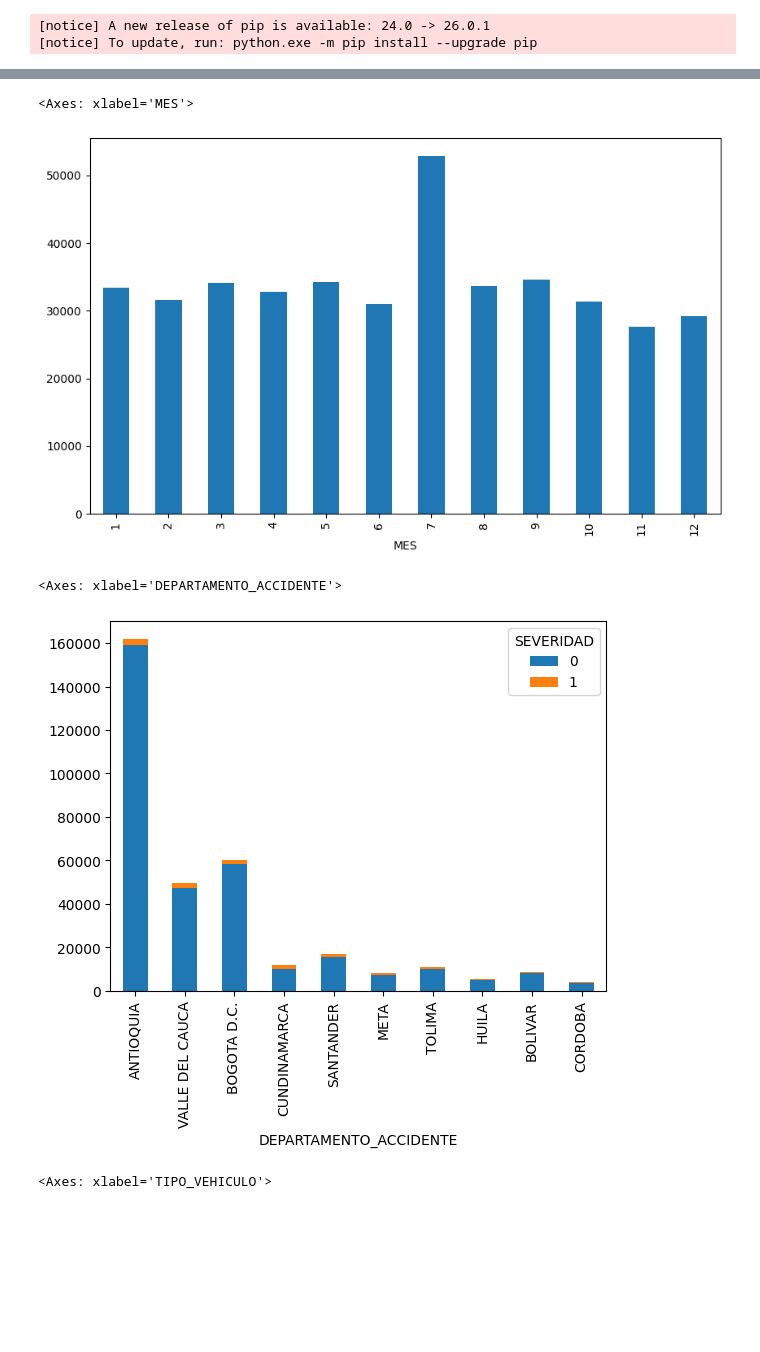
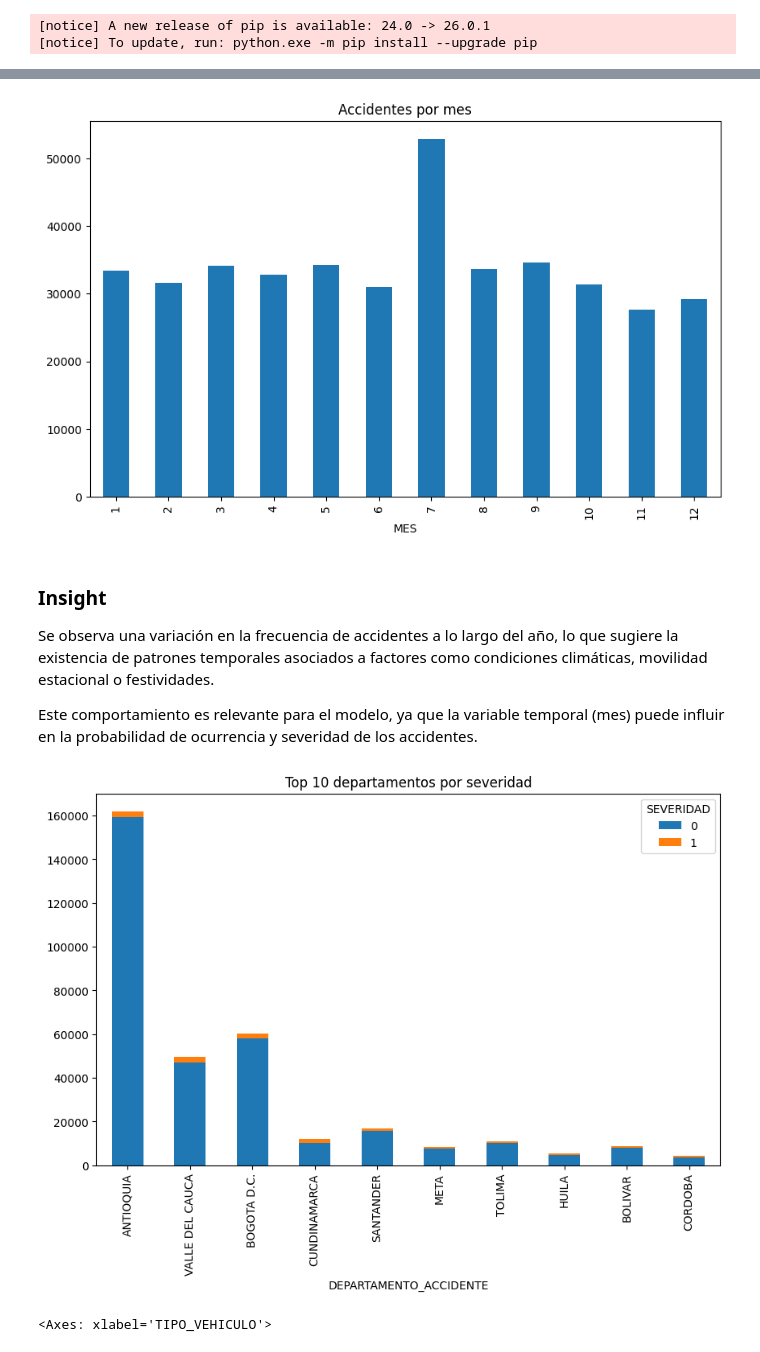
Before and after one commit to carlos-ortega-villa/analisis-accidentalidad-colombia, a Jupyter notebook: notebooks/02_EDA.ipynb, the cells around one changed output, grey strips where cells are left out. Cells and saved outputs as stored; diff of their text form; code cells hidden in the pictures; blank space fills up the shorter version.

```diff
--- a/notebooks/02_EDA.ipynb
+++ b/notebooks/02_EDA.ipynb
@@ -48,3 +82,11 @@ memory usage: 40.3+ MB
+# %%
+df = df.dropna(subset=['MES', 'AÑO'])
+# %%
+df.columns = df.columns.str.strip().str.upper()
+
+df['TIPO_VEHICULO'] = df['TIPO_VEHICULO'].str.upper().str.strip()
+df['DEPARTAMENTO_ACCIDENTE'] = df['DEPARTAMENTO_ACCIDENTE'].str.upper().str.strip()
+df['MUNICIPIO_ACCIDENTE'] = df['MUNICIPIO_ACCIDENTE'].str.upper().str.strip()
 # %%
 df.isnull().sum()
 # %% [output]
@@ -64 +107,11 @@ SEVERIDAD                      0
 dtype: int64
+# %%
+df = df.dropna(subset=['EDAD_VEHICULO', 'MARCA_VEHICULO'])
+# %%
+df['AÑO'] = df['FECHA'].dt.year
+df['MES'] = df['FECHA'].dt.month
+
+
+df['SEVERIDAD'] = df['GRAVEDAD_ACCIDENTE'].apply(
+    lambda x: 1 if 'MUERTO' in str(x).upper() else 0
+)
@@ -324,19 +424,39 @@ tabla.plot(kind='bar', stacked=True, figsize=(10,6))
 # %%
 accidentes_mes = df['MES'].value_counts().sort_index()
+
 accidentes_mes.to_csv("../data/external/accidentes_por_mes.csv")
 
-accidentes_mes.plot(kind='bar', figsize=(10,6))
+fig, ax = plt.subplots(figsize=(10,6))
+
+accidentes_mes.plot(kind='bar', ax=ax)
+
+ax.set_title("Accidentes por mes")
+
+fig.savefig("../assets/accidentes_por_mes.png", dpi=300, bbox_inches='tight')
+plt.show()
 # %% [output]
-<Axes: xlabel='MES'>
-[figure, old version]
+[figure, new version]
+# %% [markdown]
+### Insight
+
+Se observa una variación en la frecuencia de accidentes a lo largo del año, lo que sugiere la existencia de patrones temporales asociados a factores como condiciones climáticas, movilidad estacional o festividades.
+
+Este comportamiento es relevante para el modelo, ya que la variable temporal (mes) puede influir en la probabilidad de ocurrencia y severidad de los accidentes.
 # %%
 tabla_dpto = pd.crosstab(df['DEPARTAMENTO_ACCIDENTE'], df['SEVERIDAD'])
+
 tabla_dpto.to_csv("../data/external/severidad_por_departamento.csv")
 
-tabla_dpto.sort_values(by=1, ascending=False).head(10).plot(kind='bar', stacked=True)
+fig, ax = plt.subplots(figsize=(10,6))
+
+tabla_dpto.sort_values(by=1, ascending=False).head(10).plot(kind='bar', stacked=True, ax=ax)
+
+ax.set_title("Top 10 departamentos por severidad")
+
+fig.savefig("../assets/severidad_departamento.png", dpi=300, bbox_inches='tight')
+plt.show()
 # %% [output]
-<Axes: xlabel='DEPARTAMENTO_ACCIDENTE'>
-[figure, old version]
+[figure, new version]
 # %%
 kpis = {
     "Total accidentes": len(df),
```
Also changed, not shown: parts of 41 cells of this notebook, 27 other files.
